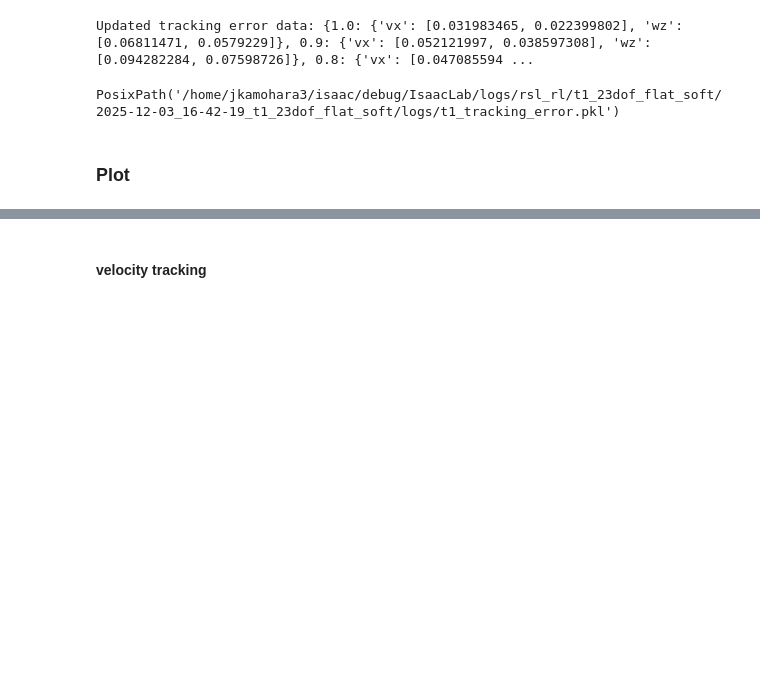
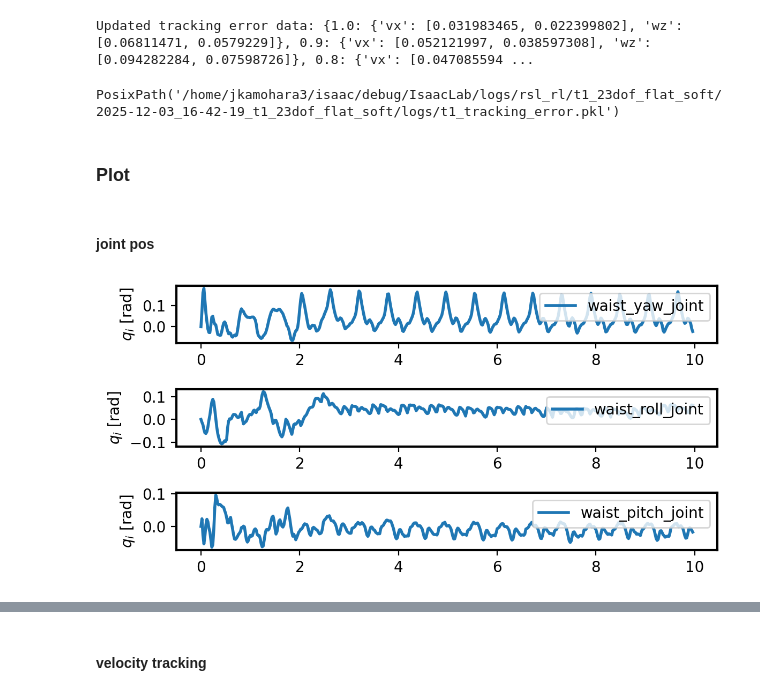
Before and after one commit to jnskkmhr/IsaacLab, a Jupyter notebook: scripts/reinforcement_learning/rsl_rl/plot.ipynb, the cells around one changed output, grey strips where cells are left out. Drawn from its saved outputs; the diff is of its cells as text; code cells hidden in the pictures; blank space fills up the shorter version.

```diff
--- a/scripts/reinforcement_learning/rsl_rl/plot.ipynb
+++ b/scripts/reinforcement_learning/rsl_rl/plot.ipynb
@@ -50,13 +50,16 @@ mpl.rcParams.update({
 # DATA_ROOT = Path(os.path.realpath('__file__')).parent.parent.parent.parent / "logs" / "rsl_rl/g1_flat_soft"
 # data_dir = DATA_ROOT / "2025-12-03_20-26-36_g1_flat_soft" / "logs"
 
+DATA_ROOT = Path(os.path.realpath('__file__')).parent.parent.parent.parent / "logs" / "rsl_rl/g1_flat_soft"
+data_dir = DATA_ROOT / "2025-12-05_01-14-56_g1_flat_soft" / "logs"
+
 # T1
 
 # DATA_ROOT = Path(os.path.realpath('__file__')).parent.parent.parent.parent / "logs" / "rsl_rl/t1_flat_soft"
 # data_dir = DATA_ROOT / "2025-11-15_22-56-23_t1_flat_soft" / "logs"
 
-DATA_ROOT = Path(os.path.realpath('__file__')).parent.parent.parent.parent / "logs" / "rsl_rl/t1_23dof_flat_soft"
-data_dir = DATA_ROOT / "2025-12-02_12-49-56_t1_23dof_flat_soft" / "logs"
+# DATA_ROOT = Path(os.path.realpath('__file__')).parent.parent.parent.parent / "logs" / "rsl_rl/t1_23dof_flat_soft"
+# data_dir = DATA_ROOT / "2025-12-02_12-49-56_t1_23dof_flat_soft" / "logs"
 
 # DATA_ROOT = Path(os.path.realpath('__file__')).parent.parent.parent.parent / "logs" / "rsl_rl/t1_23dof_flat_soft"
 # data_dir = DATA_ROOT / "2025-12-03_16-42-19_t1_23dof_flat_soft" / "logs"
@@ -74,8 +77,9 @@ data_dir = DATA_ROOT / "2025-12-02_12-49-56_t1_23dof_flat_soft" / "logs"
 base_lin_vel_idx = slice(0, 3)   # x, y, z
 base_ang_vel_idx = slice(3, 6)   # roll, pitch, yaw
 velocity_commands_idx = slice(6, 9)  # x, y, yaw
+joint_pos_idx = slice(9, None) # waist, left arm (7), right arm (7),
 # %%
-muint = 0.2
+muint = 0.3
 data_path = data_dir / f"3d_rft_muint_{muint}"
 # data_path = data_dir / "rl_play"
 
@@ -97,7 +101,7 @@ soft_contact_data["base_lin_vel"] = policy_obs[:, :, base_lin_vel_idx]
 soft_contact_data["base_ang_vel"] = policy_obs[:, :, base_ang_vel_idx]
 # soft_contact_data["projected_gravity"] = policy_obs[:, :, projected_gravity_idx]
 soft_contact_data["velocity_commands"] = policy_obs[:, :, velocity_commands_idx]
-# soft_contact_data["joint_pos"] = policy_obs[:, :, joint_pos_idx]
+soft_contact_data["joint_pos"] = policy_obs[:, :, joint_pos_idx]
 # soft_contact_data["joint_vel"] = policy_obs[:, :, joint_vel_idx]
 # soft_contact_data["joint_torque"] = policy_obs[:, :, joint_torque_idx]
 
@@ -163,3 +167,31 @@ Updated tracking error data: {1.0: {'vx': [0.031983465, 0.022399802], 'wz': [0.0
 PosixPath('/home/jkamohara3/isaac/debug/IsaacLab/logs/rsl_rl/t1_23dof_flat_soft/2025-12-03_16-42-19_t1_23dof_flat_soft/logs/t1_tracking_error.pkl')
 # %% [markdown]
 ### Plot
+# %% [markdown]
+#### joint pos
+# %%
+ENV_ID = np.random.randint(0, soft_contact_data["base_lin_vel"].shape[0])
+t = 1/50 * np.arange(0, 1000)
+t_range = slice(0, 499)
+colors = ["#1B438D", "#3C7FFD", "#BD1A1A"]
+
+
+fig, axs = plt.subplots(3, 1, figsize=(6, 3))
+joint_names = [
+    "waist_yaw_joint",
+    "waist_roll_joint",
+    "waist_pitch_joint",
+]
+
+# vx
+for i in range(len(joint_names)):
+    ax = axs[i]
+    ax.plot(t[t_range], soft_contact_data["joint_pos"][ENV_ID, t_range, i], label=joint_names[i])
+    ax.legend(loc="upper right")
+    ax.set_ylabel(r'$q_i$ [rad]')
+
+
+fig.tight_layout()
+plt.show()
+# %% [output]
+[figure, added]
```
Also changed, not shown: parts of 3 cells of this notebook, 11 other files.
